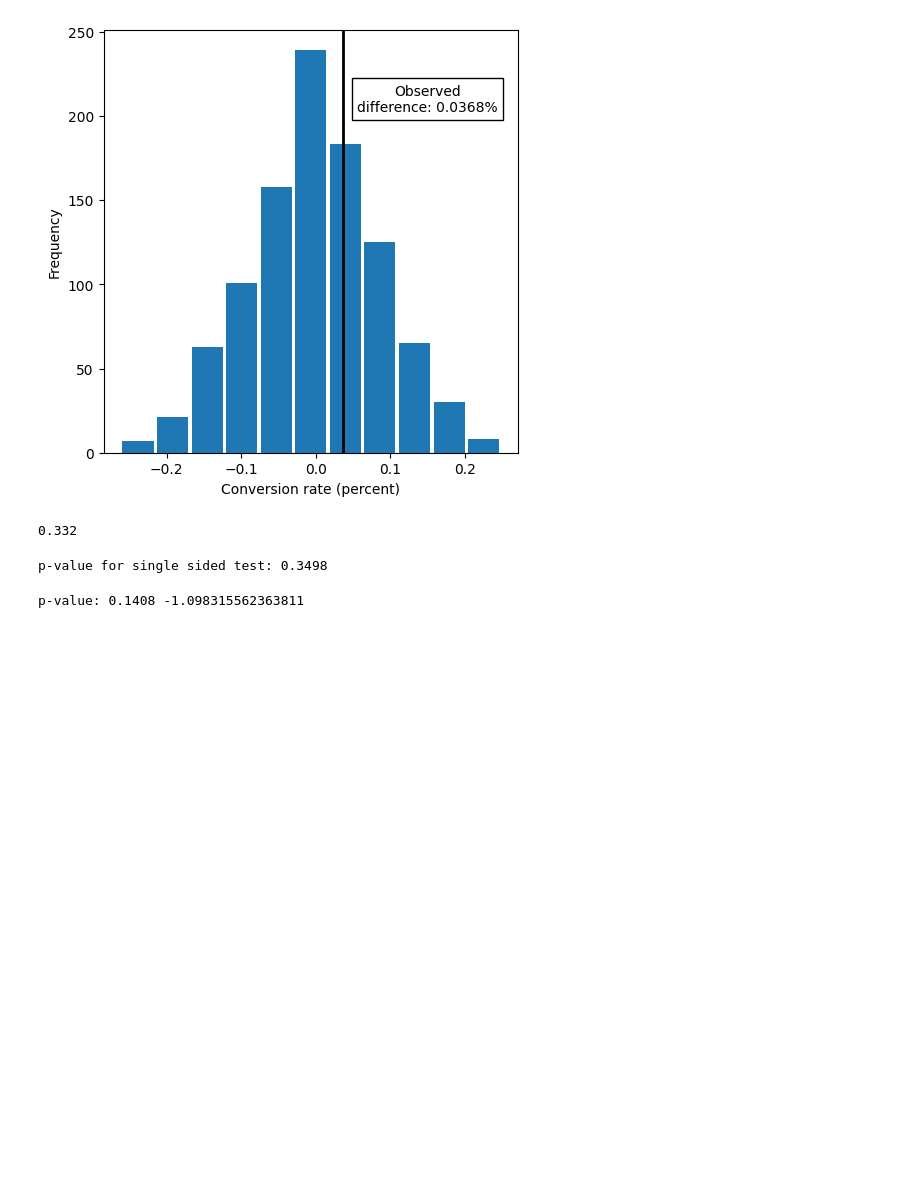
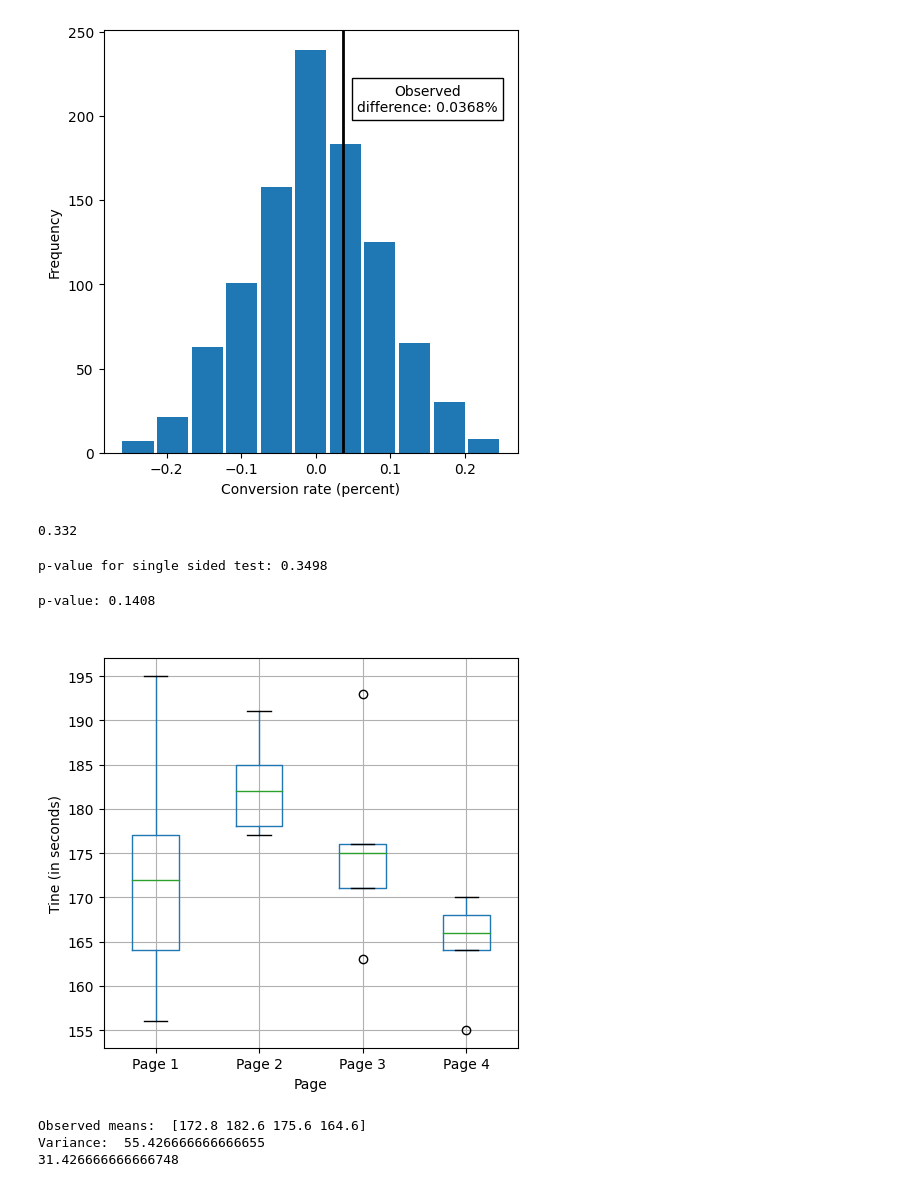
Before and after one commit to HiporeZ/work, a Jupyter notebook: mywork/chapter3.ipynb, the cells around one changed output. Drawn from its saved outputs; the diff is of its cells as text; code cells hidden in the pictures; blank space fills up the shorter version.

```diff
--- a/mywork/chapter3.ipynb
+++ b/mywork/chapter3.ipynb
@@ -14,7 +14,7 @@ from statsmodels.stats import power
 
 import matplotlib.pylab as plt
 # %%
-DATA = r"C:\Users\Hipor\projects\practical-statistics-for-data-scientists\data\\"
+DATA = r"C:\Users\User\Documents\GitHub\work\practical-statistics-for-data-scientists\data\\"
 WEB_PAGE_DATA_CSV = DATA + 'web_page_data.csv'
 FOUR_SESSIONS_CSV = DATA + 'four_sessions.csv'
 CLICK_RATE_CSV = DATA + 'click_rates.csv'
@@ -132,4 +132,34 @@ tstat, pvalue, df = sm.stats.ttest_ind(
     usevar='unequal', alternative='smaller')
 print(f'p-value: {pvalue:.4f}')
 # %% [output]
-p-value: 0.1408 -1.098315562363811
+p-value: 0.1408
+# %%
+four_sessions = pd.read_csv(FOUR_SESSIONS_CSV)
+
+ax = four_sessions.boxplot(by='Page', column='Time', figsize=(5,5))
+
+ax.set_xlabel('Page')
+ax.set_ylabel('Tine (in seconds)')
+plt.title(' ')
+plt.suptitle('')
+
+plt.tight_layout()
+plt.show()
+# %% [output]
+[figure, added]
+# %%
+#дисперсия между группами, [0] чтобы лучше отображалось
+observed_variance = four_sessions.groupby('Page').mean().var()[0]
+#Распаковываем среднием значения по группам с помощью ravel() по очереди
+print(f'Observed means: ',four_sessions.groupby('Page').mean().values.ravel())
+print('Variance: ', observed_variance)
+
+def perm_test(df):
+    df = df.copy()
+    df['Time'] = np.random.permutation(df['Time'].values)
+    return df.groupby('Page').mean().var()[0]
+print(perm_test(four_sessions))
+# %% [output]
+Observed means:  [172.8 182.6 175.6 164.6]
+Variance:  55.426666666666655
+31.426666666666748
```
Also changed, not shown: parts of 1 cell of this notebook.
